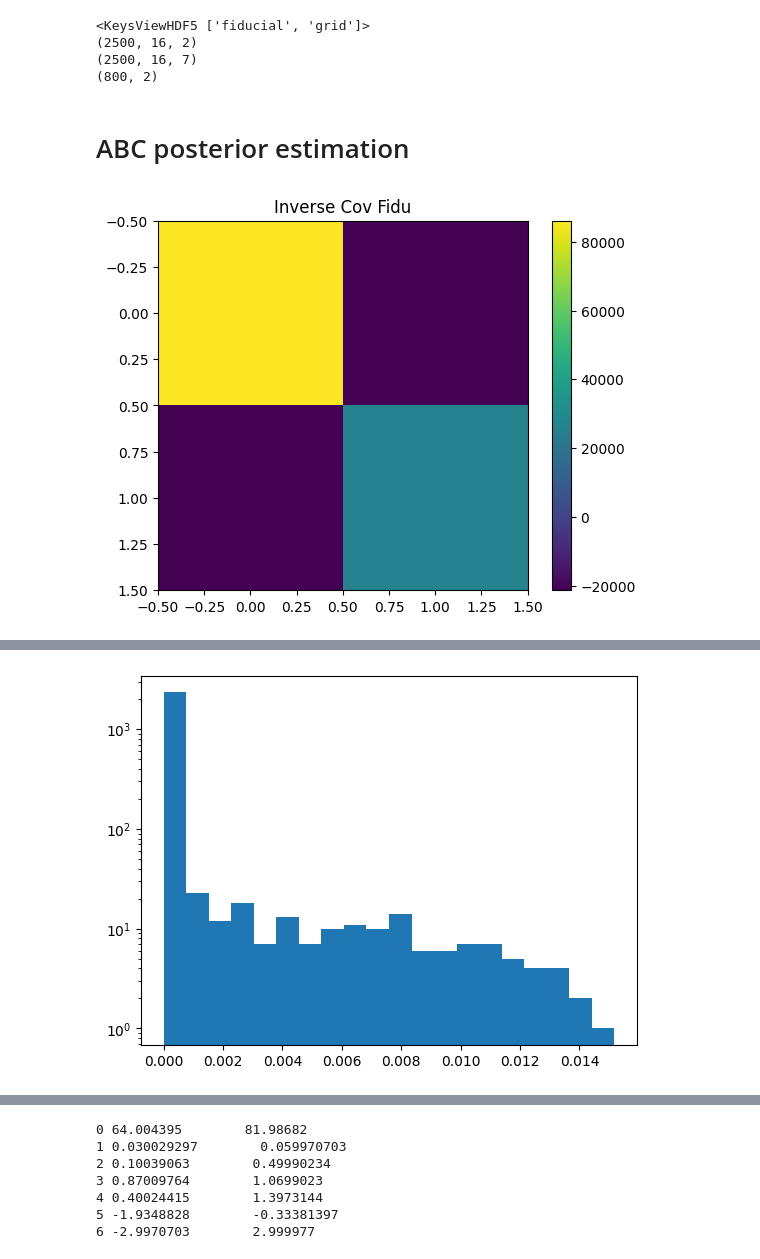
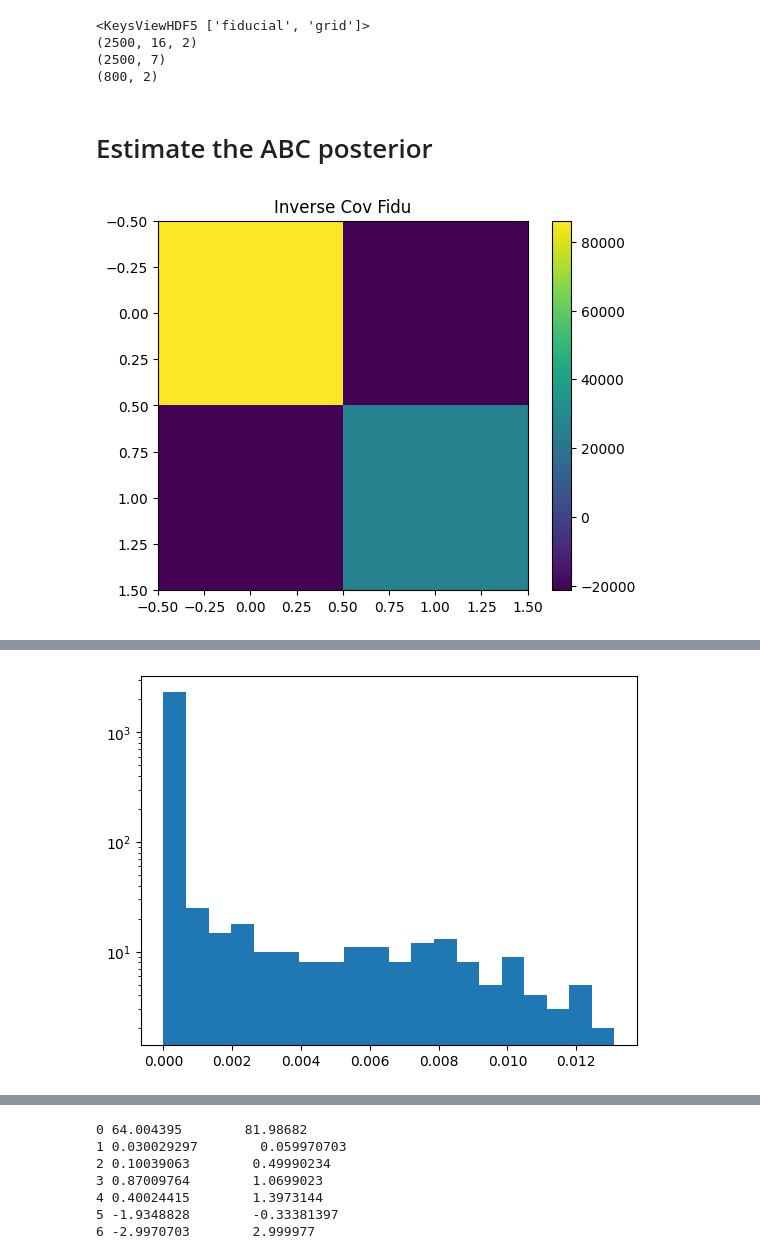
Before and after one commit to des-science/y3-deep-lss, a Jupyter notebook: notebooks/evaluation/constraints.ipynb, the cells around one changed output, grey strips where cells are left out. Drawn from its saved outputs; the diff is of its cells as text; code cells hidden in the pictures.

```diff
--- a/notebooks/evaluation/constraints.ipynb
+++ b/notebooks/evaluation/constraints.ipynb
@@ -25,6 +28,12 @@ with h5py.File(preds_file, "r") as f:
 
     fidu_preds = f["fiducial/preds"][:]
 
+# remove the unwanted axis
+if np.all([np.equal(grid_cosmos[:,i,:], grid_cosmos[:,i+1,:]) for i in range(grid_cosmos.shape[1]-1)]):
+    grid_cosmos = grid_cosmos[:,0,:]
+else:
+    raise Error
+
 print(grid_preds.shape)
 print(grid_cosmos.shape)
 
@@ -32,14 +41,14 @@ print(fidu_preds.shape)
 # %% [output]
 <KeysViewHDF5 ['fiducial', 'grid']>
 (2500, 16, 2)
-(2500, 16, 7)
+(2500, 7)
 (800, 2)
 # %% [markdown]
-# ABC posterior estimation
+# Estimate the ABC posterior
 # %%
 # kernel params
 kernel = "sigmoid"
-scale=0.4
+scale=0.5
 
 # get an approximation to the Fisher  matrix
 fid_inv_cov = np.linalg.inv(np.cov(fidu_preds, rowvar=False))
@@ -54,7 +63,7 @@ plt.show()
 obs_pred = np.mean(fidu_preds, axis=0)
 
 # Estimate the posterior and its uncertainties like in the paper
-Y_init, posterior = abc.estimate_grid_posterior(
+Y_init, abc_posterior = abc.estimate_grid_posterior(
     grid_preds=grid_preds,
     fid_fisher=fid_inv_cov,
     obs_pred=obs_pred,
@@ -63,7 +72,7 @@ Y_init, posterior = abc.estimate_grid_posterior(
 )
 
 # check posterior
-print(np.sum(posterior))
-plt.hist(posterior, log=True, bins=20);
+print(np.sum(abc_posterior))
+plt.hist(abc_posterior, log=True, bins=20);
 # %% [output]
 [figure]
@@ -71 +80 @@ plt.hist(posterior, log=True, bins=20);
-[figure, old version]
+[figure, new version]
```
Also changed, not shown: parts of 28 cells of this notebook, 3 other files.
